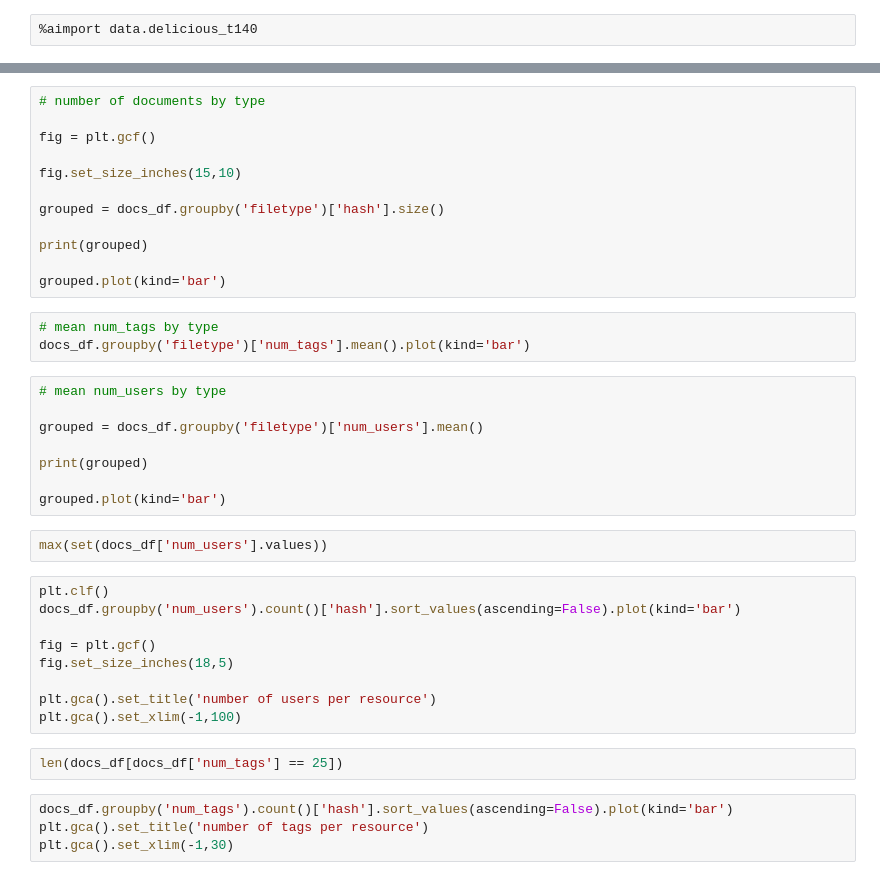
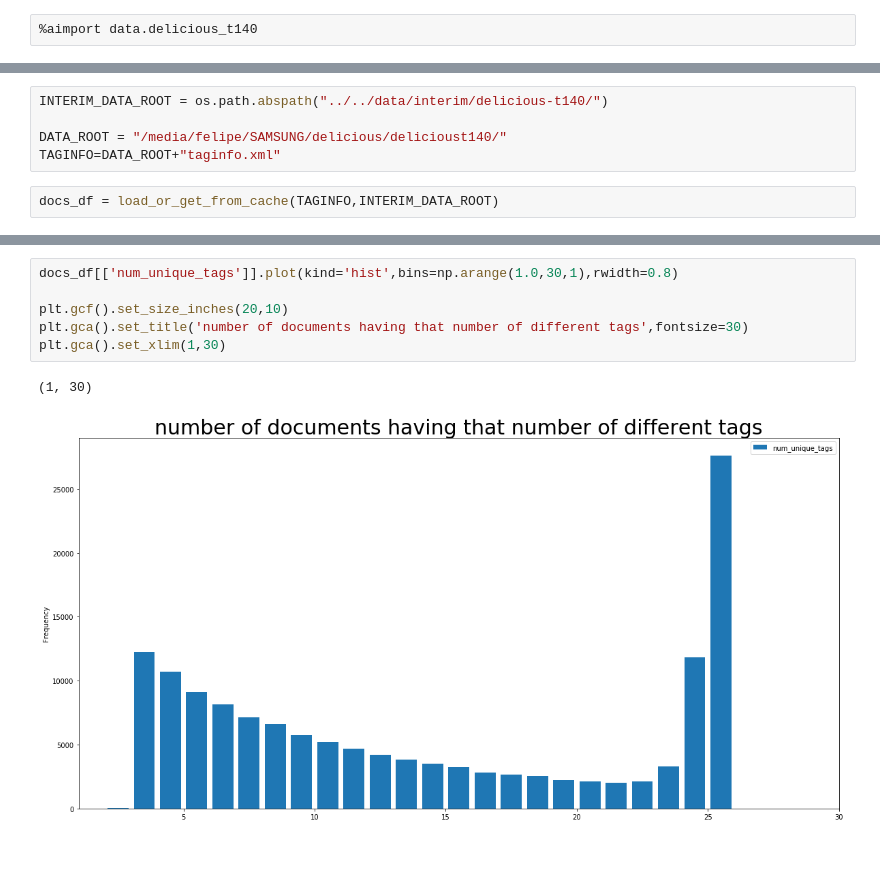
Before and after one commit to queirozfcom/auto-tagger, a Jupyter notebook: social-tags/notebooks/delicious-t140/eda.ipynb, the cells around one changed output, grey strips where cells are left out. Saved outputs shown, nothing was run; the diff lists cells and outputs as text; blank space fills up the shorter version.

```diff
--- a/social-tags/notebooks/delicious-t140/eda.ipynb
+++ b/social-tags/notebooks/delicious-t140/eda.ipynb
@@ -32,2 +24,9 @@ docs_df=df
+# %%
+INTERIM_DATA_ROOT = os.path.abspath("../../data/interim/delicious-t140/")
+
+DATA_ROOT = "/media/felipe/SAMSUNG/delicious/delicioust140/"
+TAGINFO=DATA_ROOT+"taginfo.xml"
+# %%
+docs_df = load_or_get_from_cache(TAGINFO,INTERIM_DATA_ROOT)
 # %%
 docs_df.describe(include=['number'])
@@ -42,40 +96,9 @@ docs_df[docs_df['num_users']<=2].sort_values('num_users').head(20)
-# %%
-# number of documents by type
-
-fig = plt.gcf()
-
-fig.set_size_inches(15,10)
-
-grouped = docs_df.groupby('filetype')['hash'].size()
-
-print(grouped)
-
-grouped.plot(kind='bar')
-# %%
-# mean num_tags by type
-docs_df.groupby('filetype')['num_tags'].mean().plot(kind='bar')
-# %%
-# mean num_users by type
-
-grouped = docs_df.groupby('filetype')['num_users'].mean()
-
-print(grouped)
-
-grouped.plot(kind='bar')
-# %%
-max(set(docs_df['num_users'].values))
-# %%
-plt.clf()
-docs_df.groupby('num_users').count()['hash'].sort_values(ascending=False).plot(kind='bar')
-
-fig = plt.gcf()
-fig.set_size_inches(18,5)
-
-plt.gca().set_title('number of users per resource')
-plt.gca().set_xlim(-1,100)
-# %%
-len(docs_df[docs_df['num_tags'] == 25])
-# %%
-docs_df.groupby('num_tags').count()['hash'].sort_values(ascending=False).plot(kind='bar')
-plt.gca().set_title('number of tags per resource')
-plt.gca().set_xlim(-1,30)
+# %%
+docs_df[['num_unique_tags']].plot(kind='hist',bins=np.arange(1.0,30,1),rwidth=0.8)
+
+plt.gcf().set_size_inches(20,10)
+plt.gca().set_title('number of documents having that number of different tags',fontsize=30)
+plt.gca().set_xlim(1,30)
+# %% [output]
+(1, 30)
+[figure, added]
```
Also changed, not shown: parts of 18 cells of this notebook, 5 other files.
